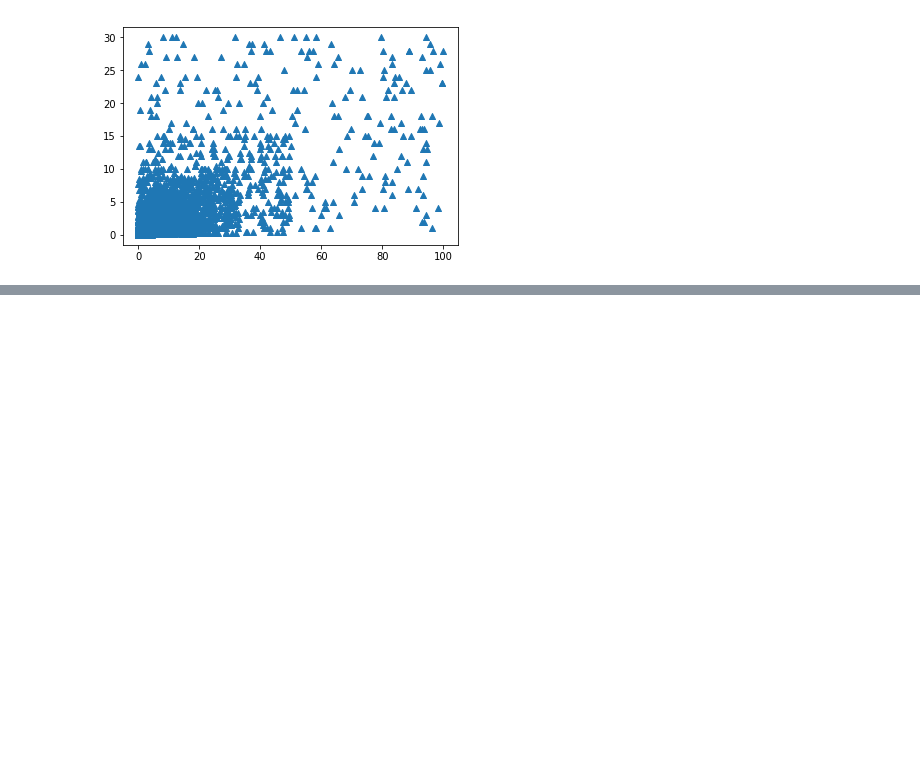
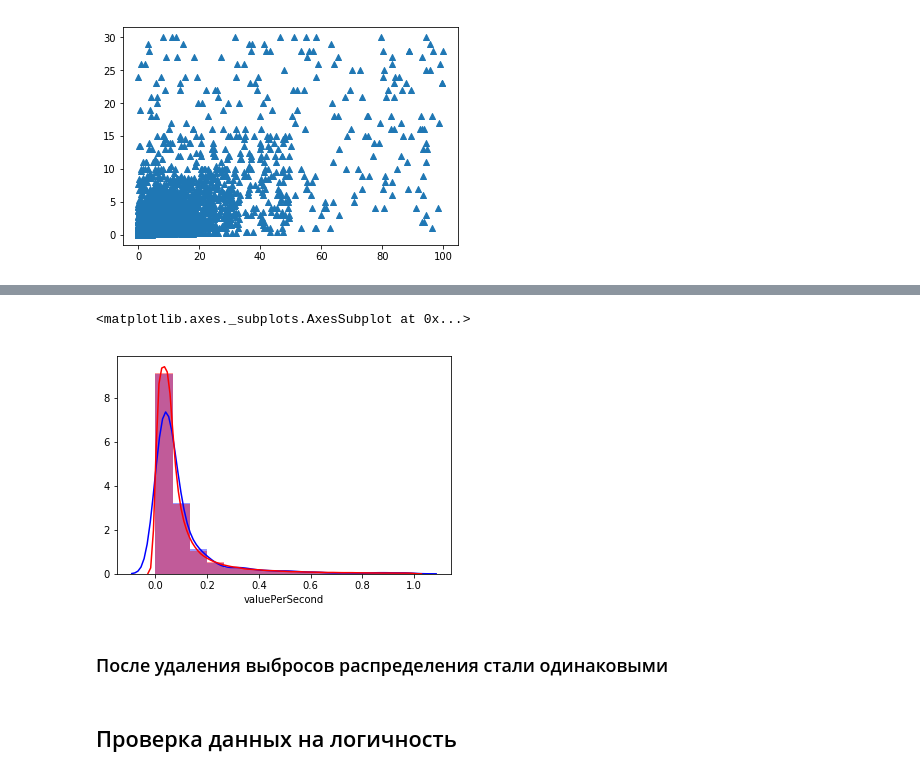
Before and after one commit to Perevalov/dmc2019, a Jupyter notebook: notebooks/data_exploring.ipynb, the cells around one changed output, grey strips where cells are left out. Drawn from its saved outputs; the diff is of its cells as text; code cells hidden in the pictures; blank space fills up the shorter version.

```diff
--- a/notebooks/data_exploring.ipynb
+++ b/notebooks/data_exploring.ipynb
@@ -254,0 +268,13 @@ plt.show()
+# %%
+indicator_train = train_data['valuePerSecond'] < 1
+indicator_test = test_data['valuePerSecond'] < 1
+# %%
+sns.distplot(train_data['valuePerSecond'].loc[indicator_train],bins=15,color="b")
+sns.distplot(test_data['valuePerSecond'].loc[indicator_test],bins=15,color="r")
+# %% [output]
+<matplotlib.axes._subplots.AxesSubplot at 0x...>
+[figure, added]
+# %% [markdown]
+### После удаления выбросов распределения стали одинаковыми
+# %% [markdown]
+## Проверка данных на логичность
```
Also changed, not shown: parts of 6 cells of this notebook, 3 other files.
